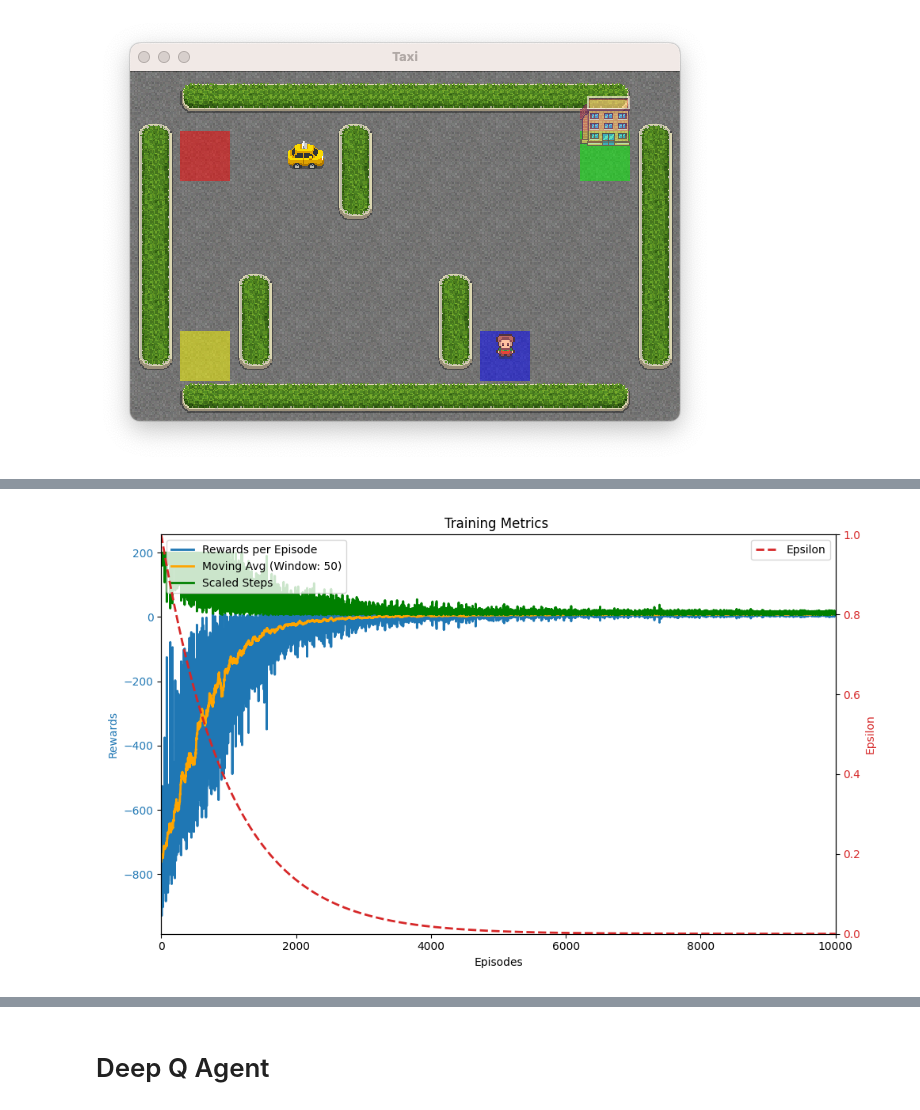
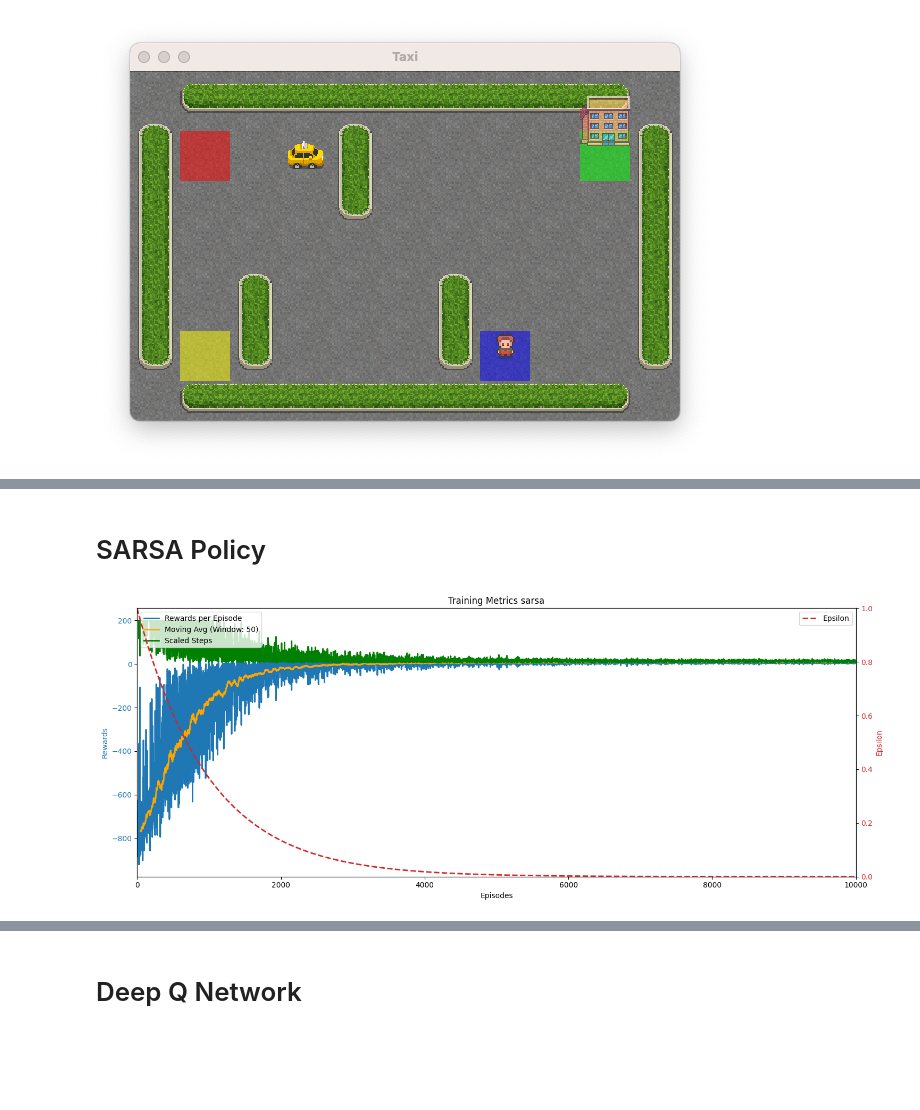
Before and after one commit to SeanMarcusJensen/ACIT4610_Portifolio_KMHS, a Jupyter notebook: problem_4/main.ipynb, the cells around one changed output, grey strips where cells are left out. Cells and saved outputs as stored; diff of their text form; code cells hidden in the pictures; blank space fills up the shorter version.

```diff
--- a/problem_4/main.ipynb
+++ b/problem_4/main.ipynb
@@ -74,10 +144,12 @@ Video('./static/movies/basic/rl-video-episode-0.mp4')
-# %%
-Image(filename='./static/metrics/sarsa.png')
-# %% [output]
-[figure, removed]
+# %% [markdown]
+# SARSA Policy
+# %%
+metrics.plot('sarsa')
+# %% [output]
+[figure, added]
 # %%
 Video('./static/movies/sarsa/rl-video-episode-0.mp4')
 # %% [output]
 [interactive output not drawn]
 # %% [markdown]
-# Deep Q Agent
+# Deep Q Network
```
Also changed, not shown: parts of 27 cells of this notebook, 27 other files.
